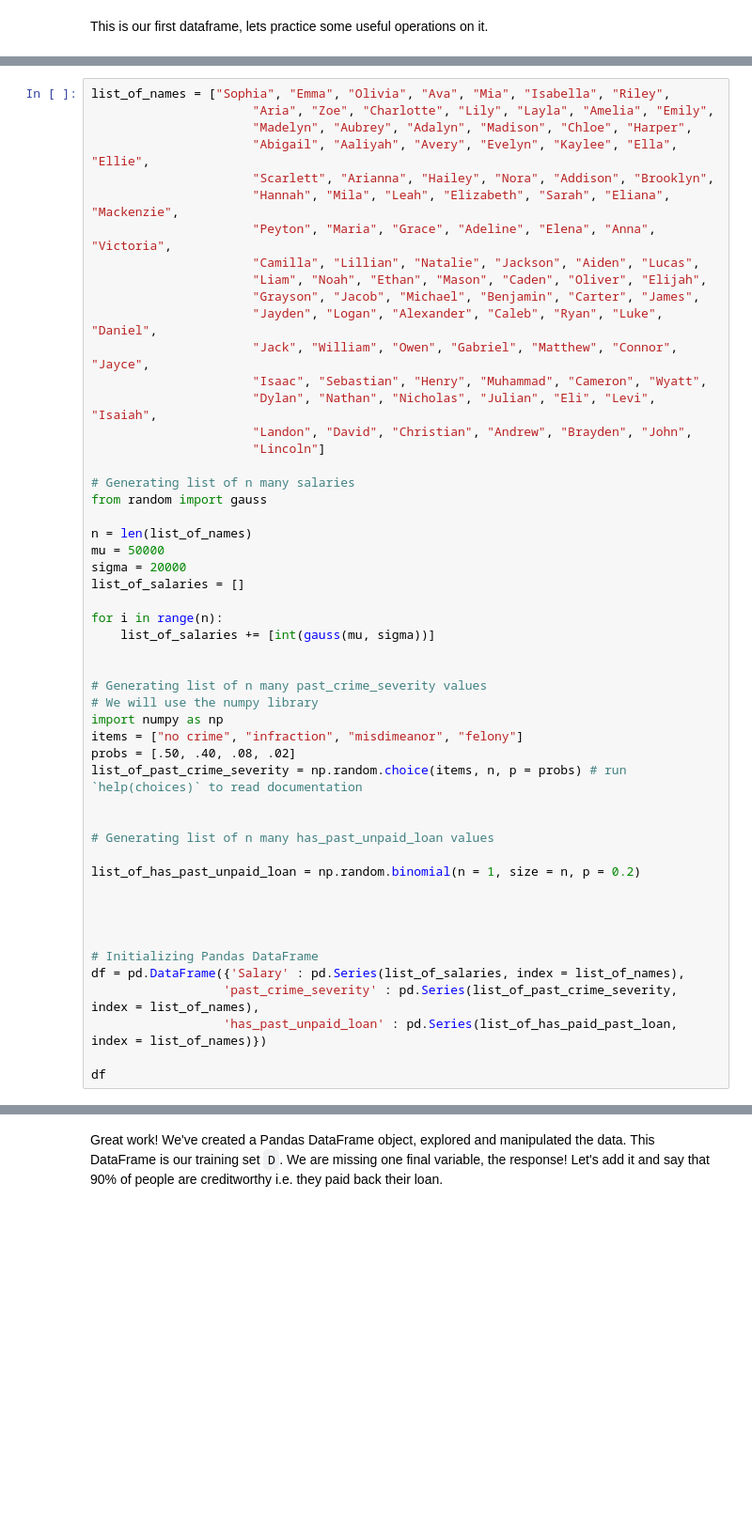
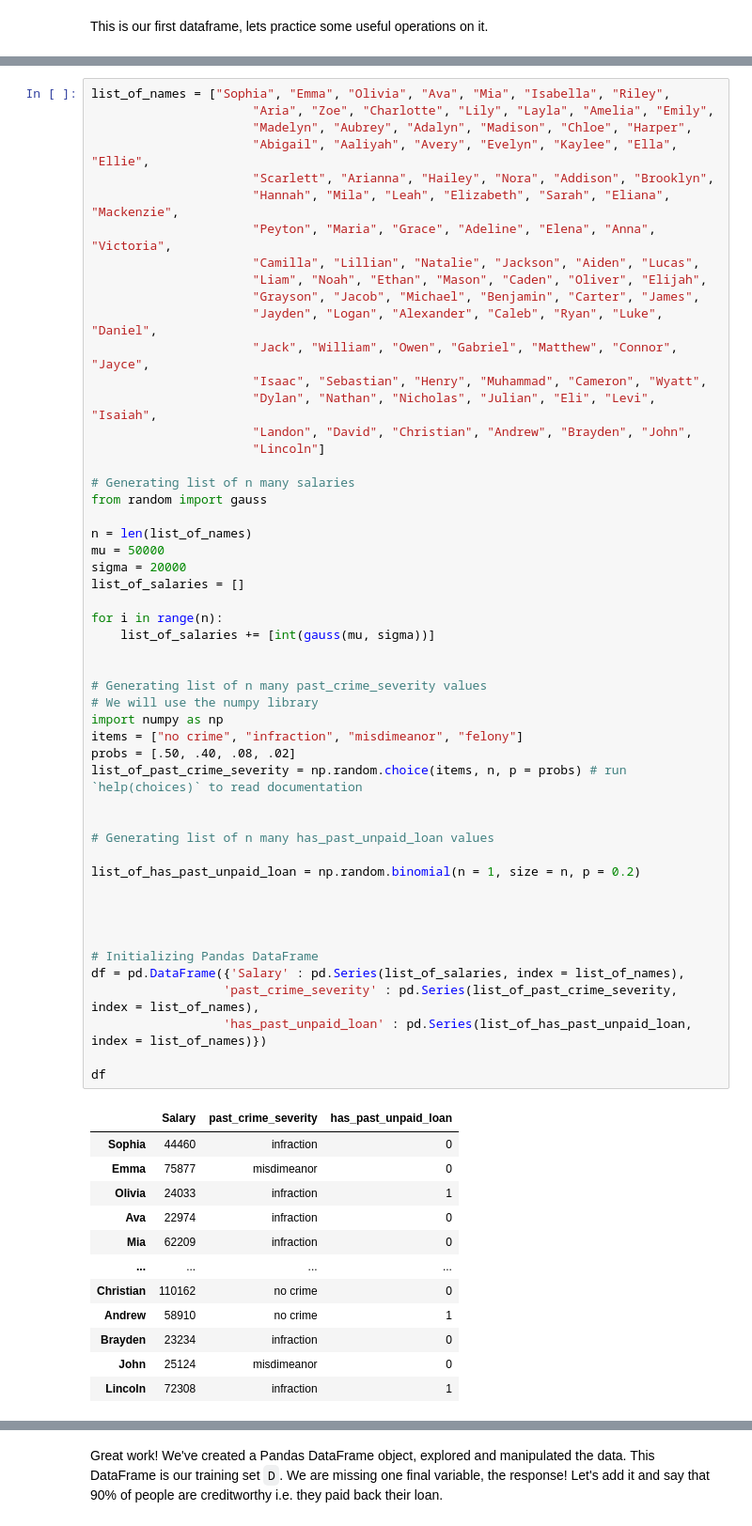
Before and after one commit to sfnxboy/342-2022-Python-Practice-lectures, a Jupyter notebook: Practice Notes/Python Practice Lecture 4 MATH 342W Queens College - More Data Structures, Pandas and Functions.ipynb, the cells around one changed output, grey strips where cells are left out. Shown at 94% size. Cells and saved outputs as stored; diff of their text form; blank space fills up the shorter version.

```diff
--- a/Practice Notes/Python Practice Lecture 4 MATH 342W Queens College - More Data Structures, Pandas and Functions.ipynb
+++ b/Practice Notes/Python Practice Lecture 4 MATH 342W Queens College - More Data Structures, Pandas and Functions.ipynb
@@ -255,31 +383,44 @@ from random import gauss
 
 n = len(list_of_names)
 mu = 50000
 sigma = 20000
 list_of_salaries = []
 
 for i in range(n):
     list_of_salaries += [int(gauss(mu, sigma))]
 
 
 # Generating list of n many past_crime_severity values
 # We will use the numpy library
 import numpy as np
 items = ["no crime", "infraction", "misdimeanor", "felony"]
 probs = [.50, .40, .08, .02]
 list_of_past_crime_severity = np.random.choice(items, n, p = probs) # run `help(choices)` to read documentation
 
 
 # Generating list of n many has_past_unpaid_loan values
 
 list_of_has_past_unpaid_loan = np.random.binomial(n = 1, size = n, p = 0.2)
 
 
 
 
 # Initializing Pandas DataFrame
 df = pd.DataFrame({'Salary' : pd.Series(list_of_salaries, index = list_of_names),
                   'past_crime_severity' : pd.Series(list_of_past_crime_severity, index = list_of_names),
-                  'has_past_unpaid_loan' : pd.Series(list_of_has_paid_past_loan, index = list_of_names)})
+                  'has_past_unpaid_loan' : pd.Series(list_of_has_past_unpaid_loan, index = list_of_names)})
 
 df
+# %% [output]
+|  | Salary | past_crime_severity | has_past_unpaid_loan |
+| Sophia | 44460 | infraction | 0 |
+| Emma | 75877 | misdimeanor | 0 |
+| Olivia | 24033 | infraction | 1 |
+| Ava | 22974 | infraction | 0 |
+| Mia | 62209 | infraction | 0 |
+| ... | ... | ... | ... |
+| Christian | 110162 | no crime | 0 |
+| Andrew | 58910 | no crime | 1 |
+| Brayden | 23234 | infraction | 0 |
+| John | 25124 | misdimeanor | 0 |
+| Lincoln | 72308 | infraction | 1 |
```
Also changed, not shown: parts of 83 cells of this notebook, 2 other files.
